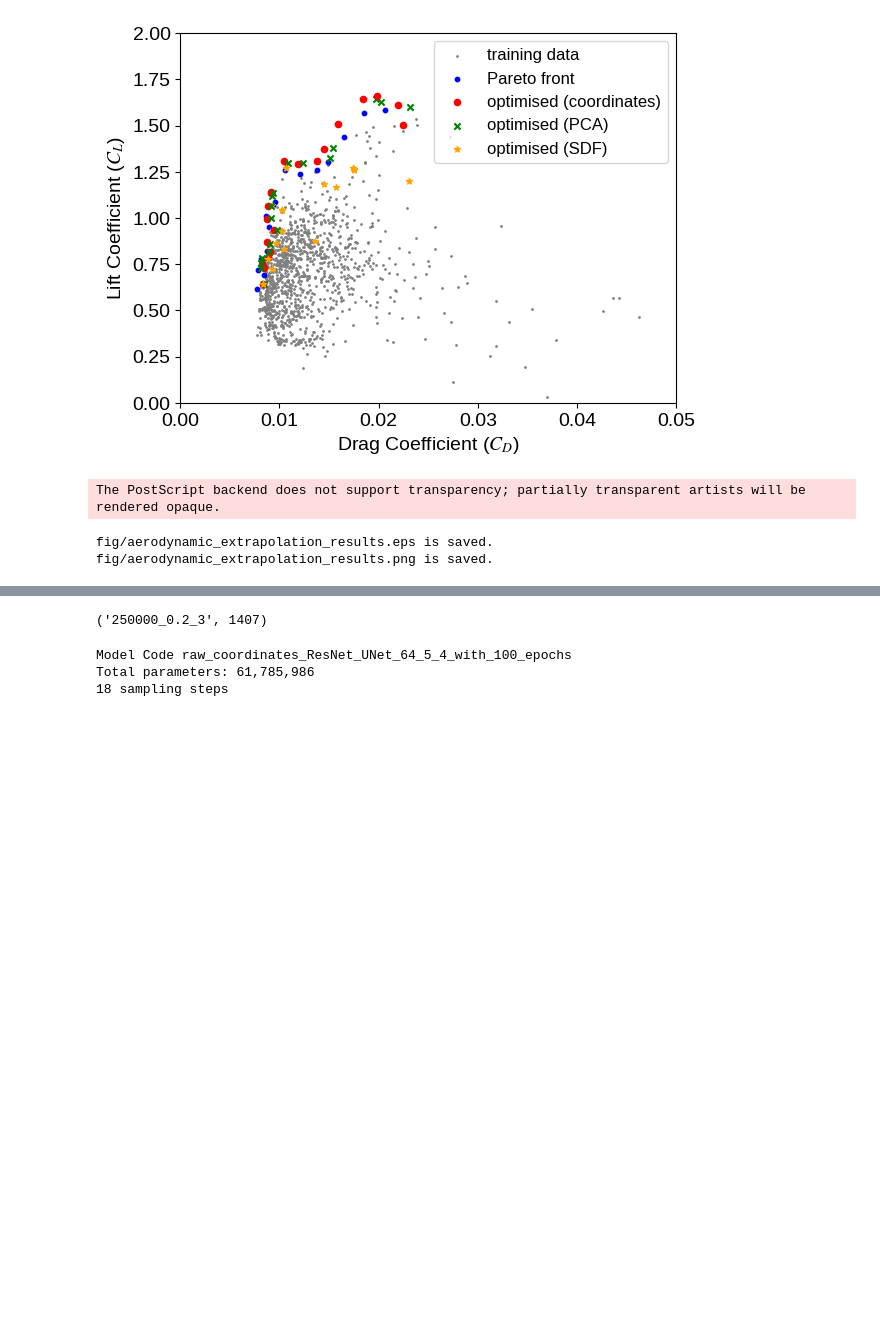
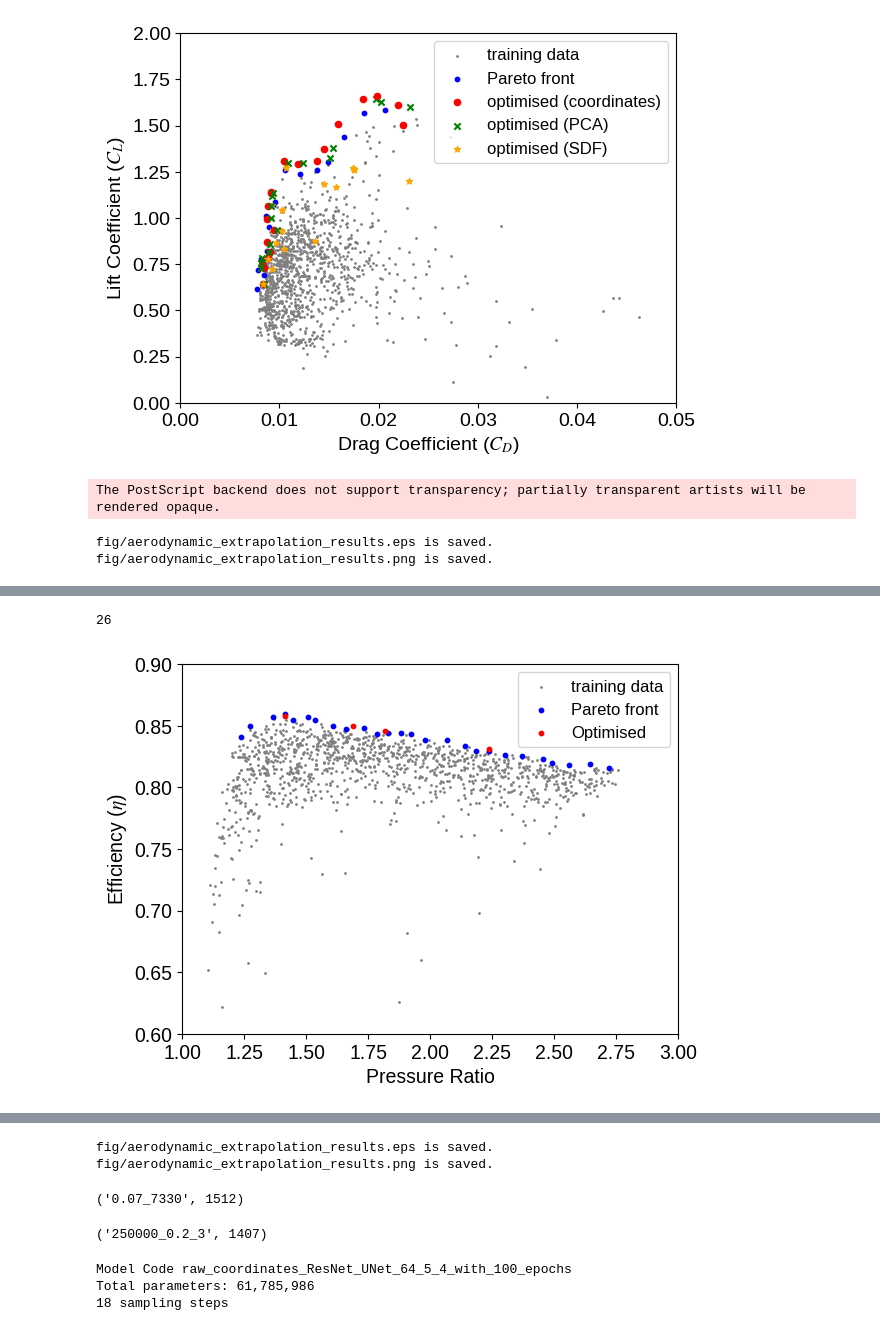
Before and after one commit to Yingfangeng/Diffusion_based_2DAirfoil_Generation, a Jupyter notebook: model_deployment.ipynb, the cells around one changed output, grey strips where cells are left out. Cells and saved outputs as stored; diff of their text form; code cells hidden in the pictures; blank space fills up the shorter version.

```diff
--- a/model_deployment.ipynb
+++ b/model_deployment.ipynb
@@ -604,0 +510,5 @@ plt.show()
+# %%
+visualise_the_extrapolation_testing_set_1D()
+# %% [output]
+26
+[figure, added]
@@ -604,0 +516,2 @@ plt.show()
+fig/aerodynamic_extrapolation_results.eps is saved.
+fig/aerodynamic_extrapolation_results.png is saved.
@@ -605,3 +520,7 @@ plt.show()
+# %%
+find_the_most_popular_flow_condition_1D()
+# %% [output]
+('0.07_7330', 1512)
 # %%
 find_the_most_popular_flow_condition()
 # %% [output]
```
Also changed, not shown: parts of 14 cells of this notebook, 9 other files.
